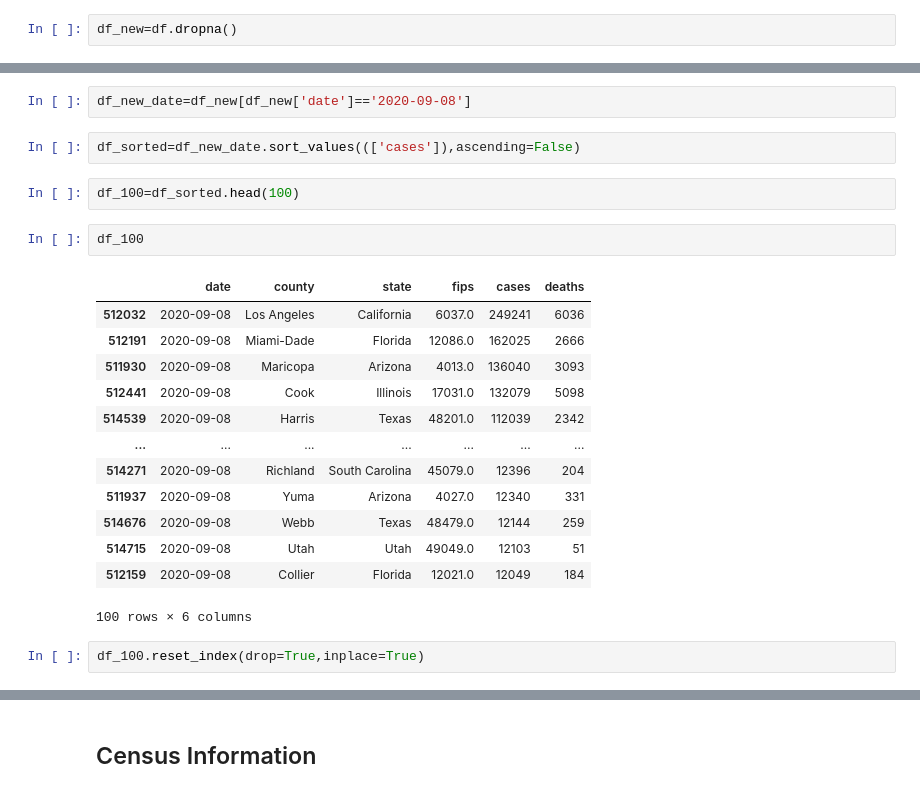
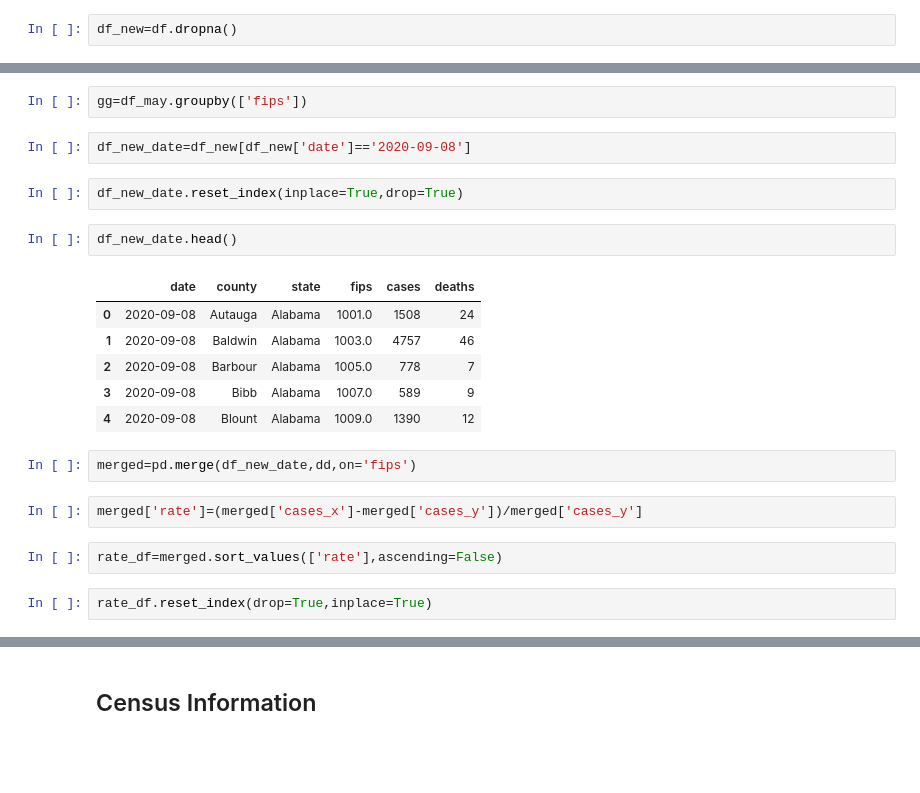
Before and after one commit to Pankaj-gh/Rice-Project-1-G11, a Jupyter notebook: main_script.ipynb, the cells around one changed output, grey strips where cells are left out. Drawn from its saved outputs; the diff is of its cells as text; blank space fills up the shorter version.

```diff
--- a/main_script.ipynb
+++ b/main_script.ipynb
@@ -18,25 +78,24 @@ df_new=df.dropna()
+# %%
+gg=df_may.groupby(['fips'])
 # %%
 df_new_date=df_new[df_new['date']=='2020-09-08']
+# %%
+df_new_date.reset_index(inplace=True,drop=True)
+# %%
+df_new_date.head()
+# %% [output]
+|  | date | county | state | fips | cases | deaths |
+| 0 | 2020-09-08 | Autauga | Alabama | 1001.0 | 1508 | 24 |
+| 1 | 2020-09-08 | Baldwin | Alabama | 1003.0 | 4757 | 46 |
+| 2 | 2020-09-08 | Barbour | Alabama | 1005.0 | 778 | 7 |
+| 3 | 2020-09-08 | Bibb | Alabama | 1007.0 | 589 | 9 |
+| 4 | 2020-09-08 | Blount | Alabama | 1009.0 | 1390 | 12 |
+# %%
+merged=pd.merge(df_new_date,dd,on='fips')
+# %%
+merged['rate']=(merged['cases_x']-merged['cases_y'])/merged['cases_y']
 # %%
-df_sorted=df_new_date.sort_values((['cases']),ascending=False)
+rate_df=merged.sort_values(['rate'],ascending=False)
-# %%
-df_100=df_sorted.head(100)
-# %%
-df_100
-# %% [output]
-|  | date | county | state | fips | cases | deaths |
-| 512032 | 2020-09-08 | Los Angeles | California | 6037.0 | 249241 | 6036 |
-| 512191 | 2020-09-08 | Miami-Dade | Florida | 12086.0 | 162025 | 2666 |
-| 511930 | 2020-09-08 | Maricopa | Arizona | 4013.0 | 136040 | 3093 |
-| 512441 | 2020-09-08 | Cook | Illinois | 17031.0 | 132079 | 5098 |
-| 514539 | 2020-09-08 | Harris | Texas | 48201.0 | 112039 | 2342 |
-| ... | ... | ... | ... | ... | ... | ... |
-| 514271 | 2020-09-08 | Richland | South Carolina | 45079.0 | 12396 | 204 |
-| 511937 | 2020-09-08 | Yuma | Arizona | 4027.0 | 12340 | 331 |
-| 514676 | 2020-09-08 | Webb | Texas | 48479.0 | 12144 | 259 |
-| 514715 | 2020-09-08 | Utah | Utah | 49049.0 | 12103 | 51 |
-| 512159 | 2020-09-08 | Collier | Florida | 12021.0 | 12049 | 184 |
-100 rows × 6 columns
 # %%
-df_100.reset_index(drop=True,inplace=True)
+rate_df.reset_index(drop=True,inplace=True)
 # %%
```
Also changed, not shown: parts of 41 cells of this notebook.
